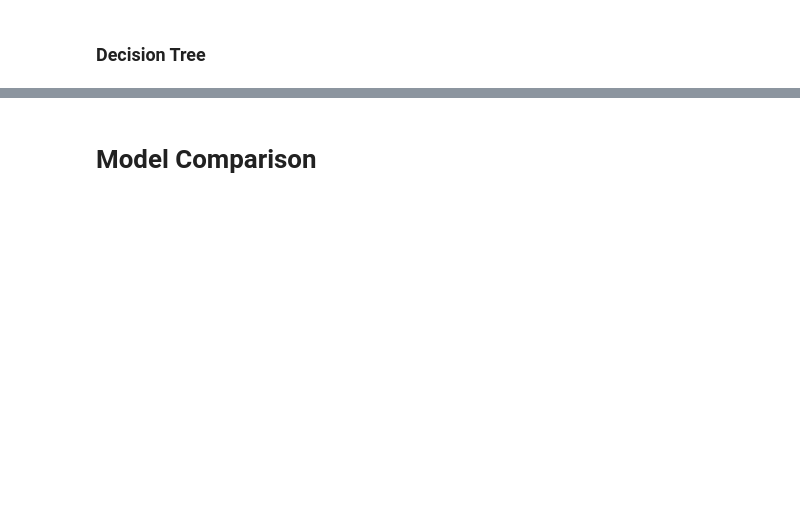
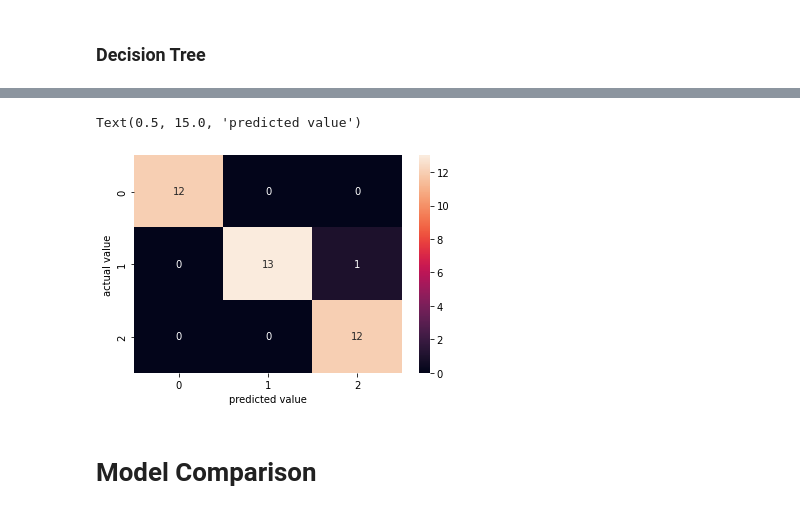
Before and after one commit to tuccib/CUNY-LAG, a Jupyter notebook: Data301_ML_Mid_Term_Test_Bruno_Tucci.ipynb, the cells around one changed output, grey strips where cells are left out. Drawn from its saved outputs; the diff is of its cells as text; code cells hidden in the pictures; blank space fills up the shorter version.

```diff
--- a/Data301_ML_Mid_Term_Test_Bruno_Tucci.ipynb
+++ b/Data301_ML_Mid_Term_Test_Bruno_Tucci.ipynb
@@ -663,3 +695,12 @@ AttributeError: ignored
+# %%
+cm7 = confusion_matrix(y_test5, y_pred5)
+# %%
+sns.heatmap(cm7,annot=True,fmt='0.0f')
+plt.ylabel('actual value')
+plt.xlabel('predicted value')
+# %% [output]
+Text(0.5, 15.0, 'predicted value')
+[figure, added]
 # %% [markdown]
 # Model Comparison
 # %%
```
Also changed, not shown: parts of 19 cells of this notebook.
